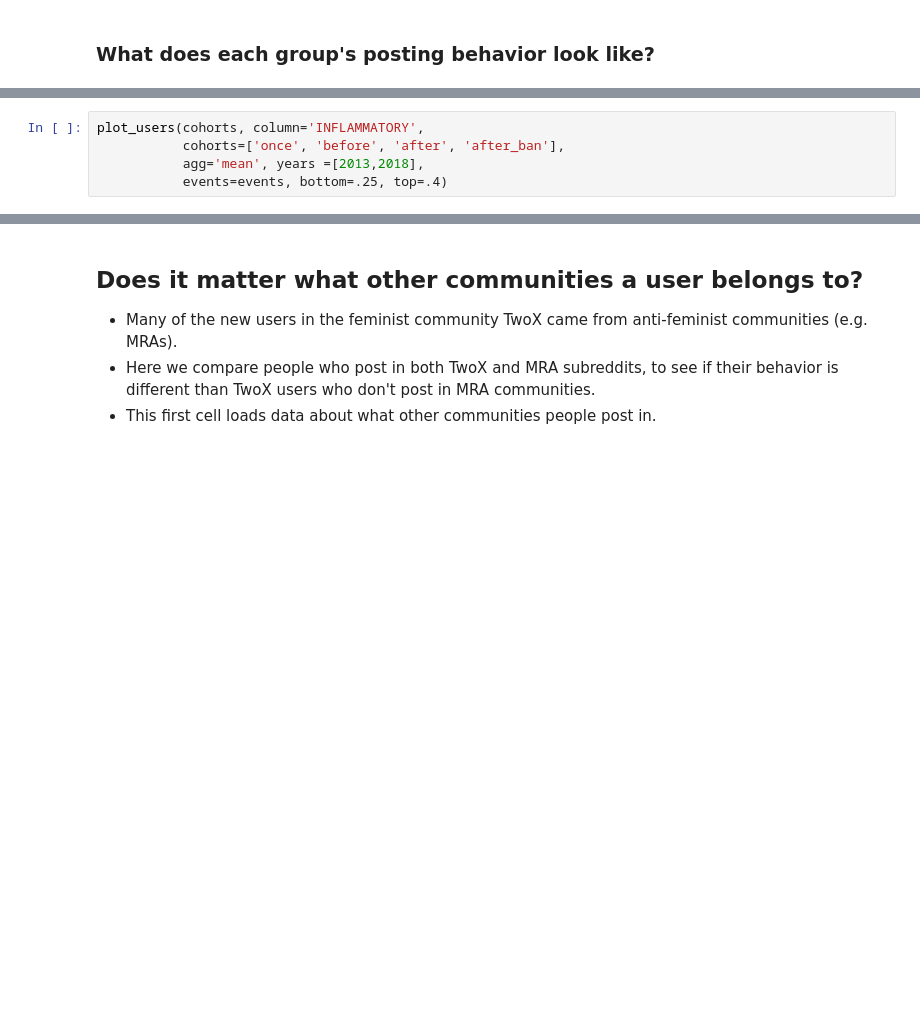
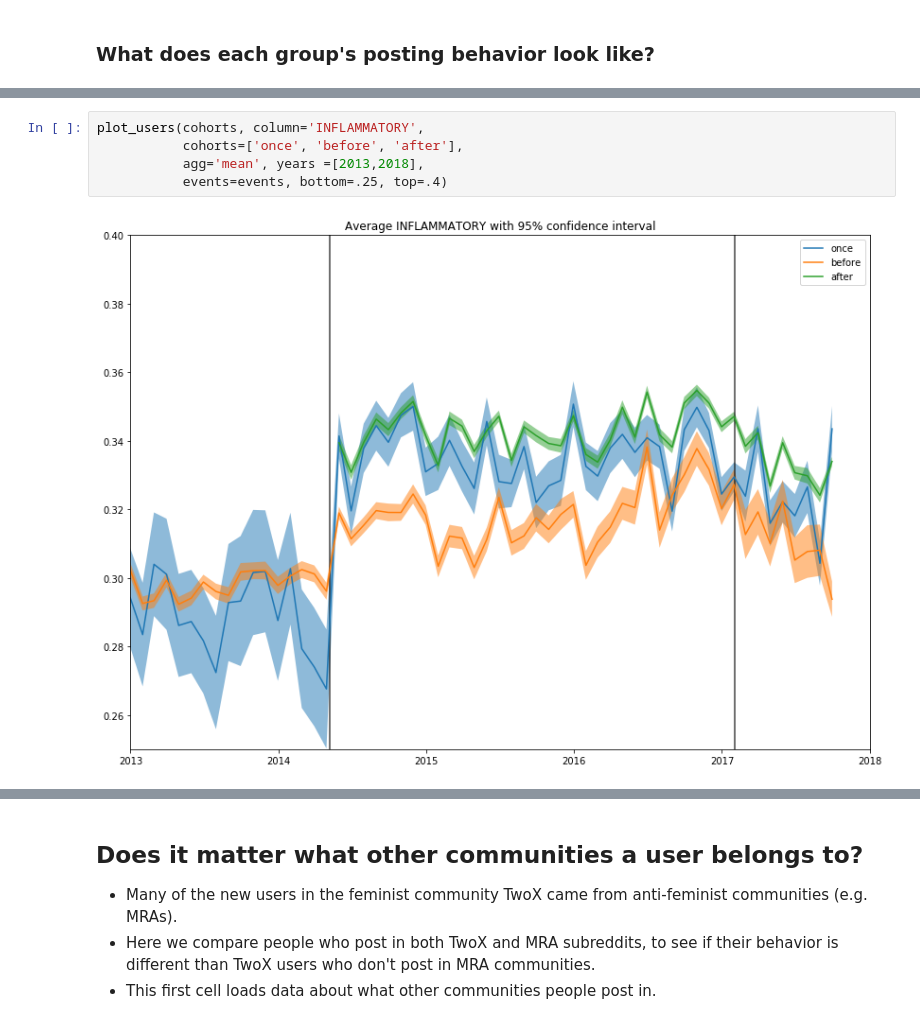
Before and after one commit to UM-CSS/CSSLabs-Community-Dynamics, a Jupyter notebook: 1_Evolution_of_Community_Norms.ipynb, the cells around one changed output, grey strips where cells are left out. Cells and saved outputs as stored; diff of their text form; blank space fills up the shorter version.

```diff
--- a/1_Evolution_of_Community_Norms.ipynb
+++ b/1_Evolution_of_Community_Norms.ipynb
@@ -281,7 +312,9 @@ plot_users(cohorts, column='ATTACK_ON_COMMENTER',
 # %%
 plot_users(cohorts, column='INFLAMMATORY',
-           cohorts=['once', 'before', 'after', 'after_ban'],
+           cohorts=['once', 'before', 'after'],
            agg='mean', years =[2013,2018],
            events=events, bottom=.25, top=.4)
+# %% [output]
+[figure, added]
 # %%
 plot_users(cohorts, column='OBSCENE',
```
Also changed, not shown: parts of 16 cells of this notebook, 1 other file.
